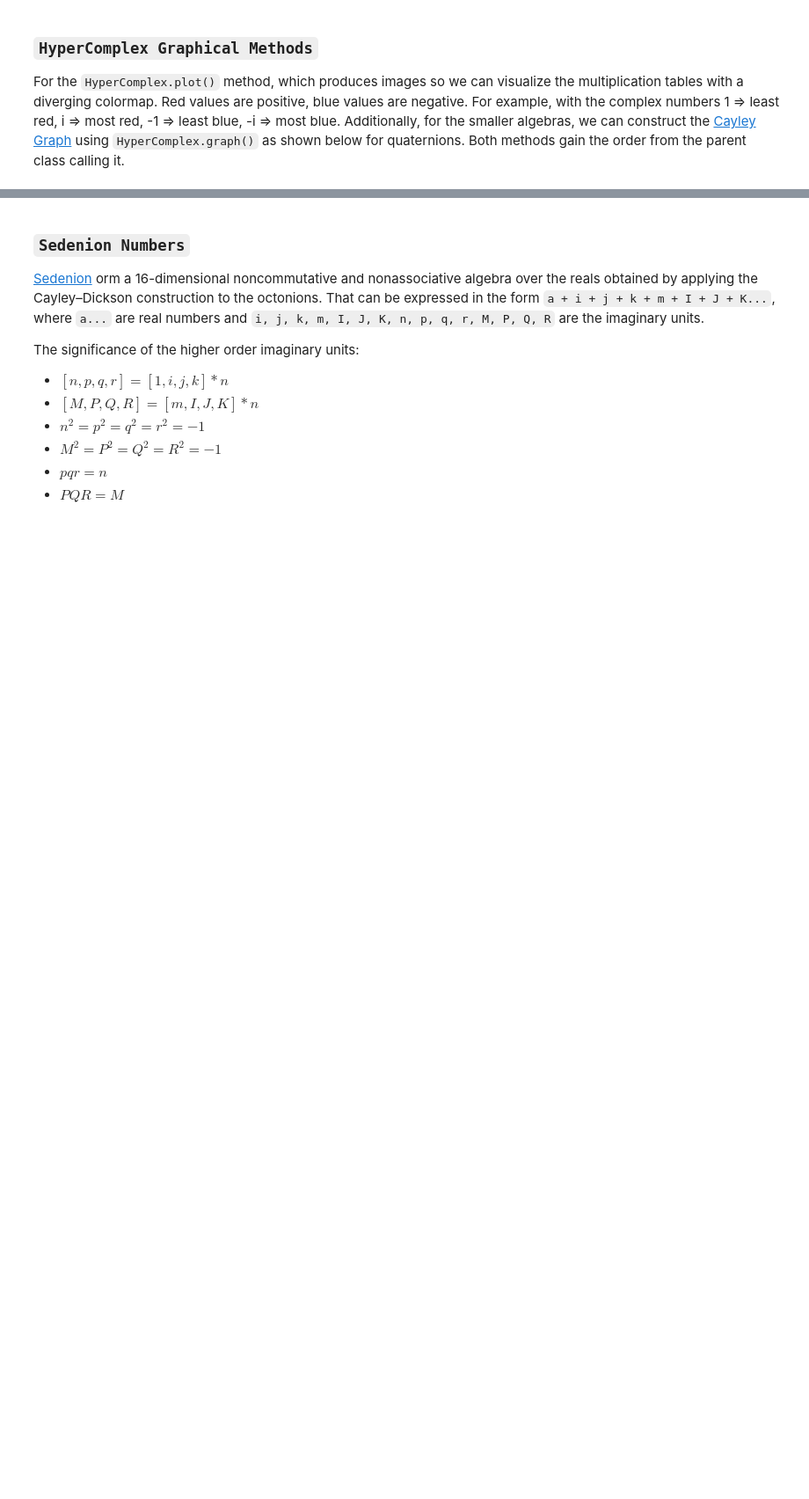
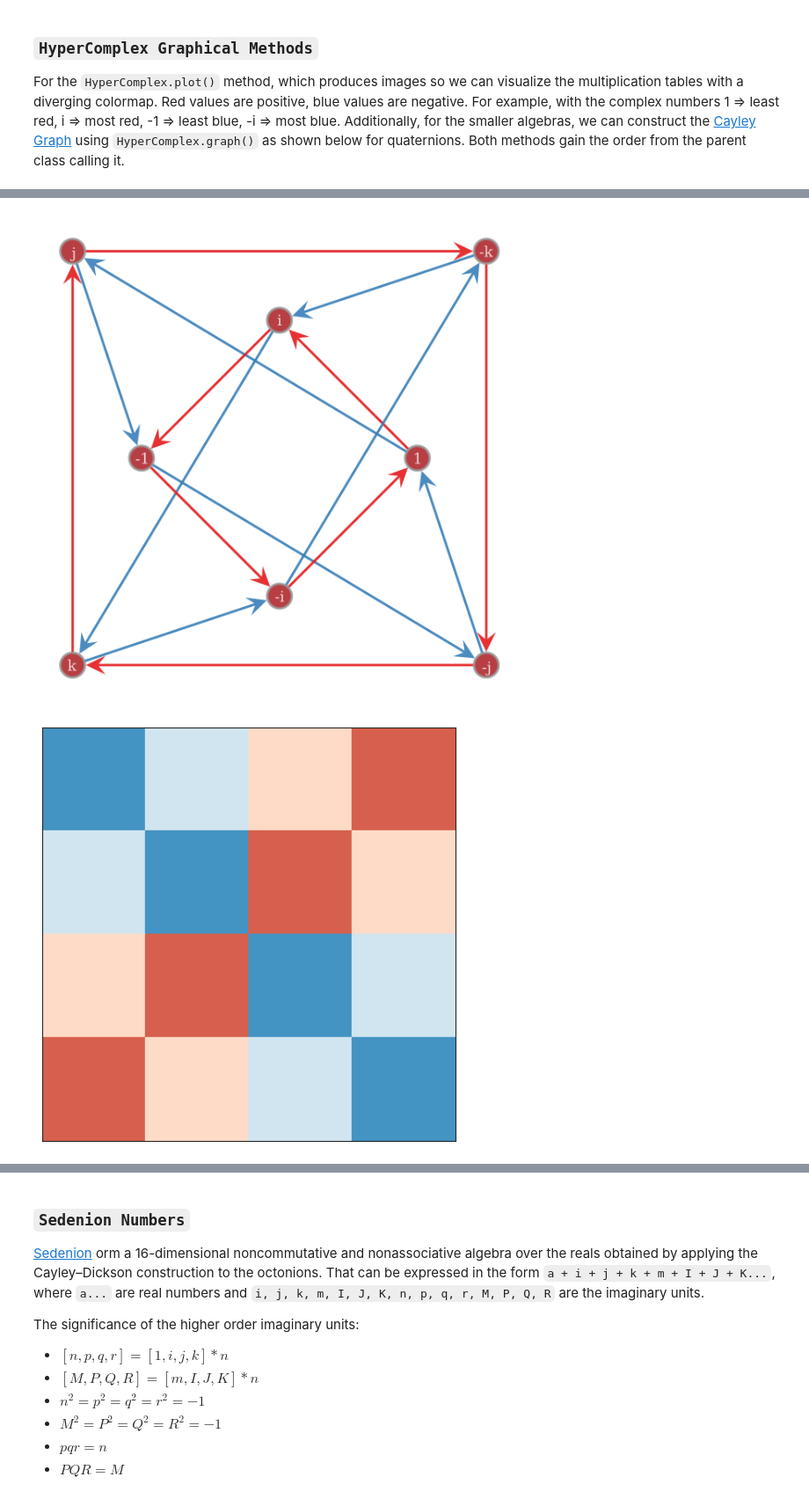
Before and after one commit to tallenglish/HyperComplex, a Jupyter notebook: hypercomplex.ipynb, the cells around one changed output, grey strips where cells are left out. Shown at 88% size. Drawn from its saved outputs; the diff is of its cells as text; code cells hidden in the pictures; blank space fills up the shorter version.

```diff
--- a/hypercomplex.ipynb
+++ b/hypercomplex.ipynb
@@ -120,7 +204,11 @@ X = Complex()
 # %%
 # NOTE: Takes less than 1s
 
 X = Quaternion()
 
-# X.group(translate=True)
-# X.plot(diverging=True)
+X.group(asstring=True, translate=True)
+X.plot(diverging=False)
+X.plot(diverging=True)
+# %% [output]
+[figure, added]
+[figure, added]
```
Also changed, not shown: parts of 30 cells of this notebook, 24 other files.
